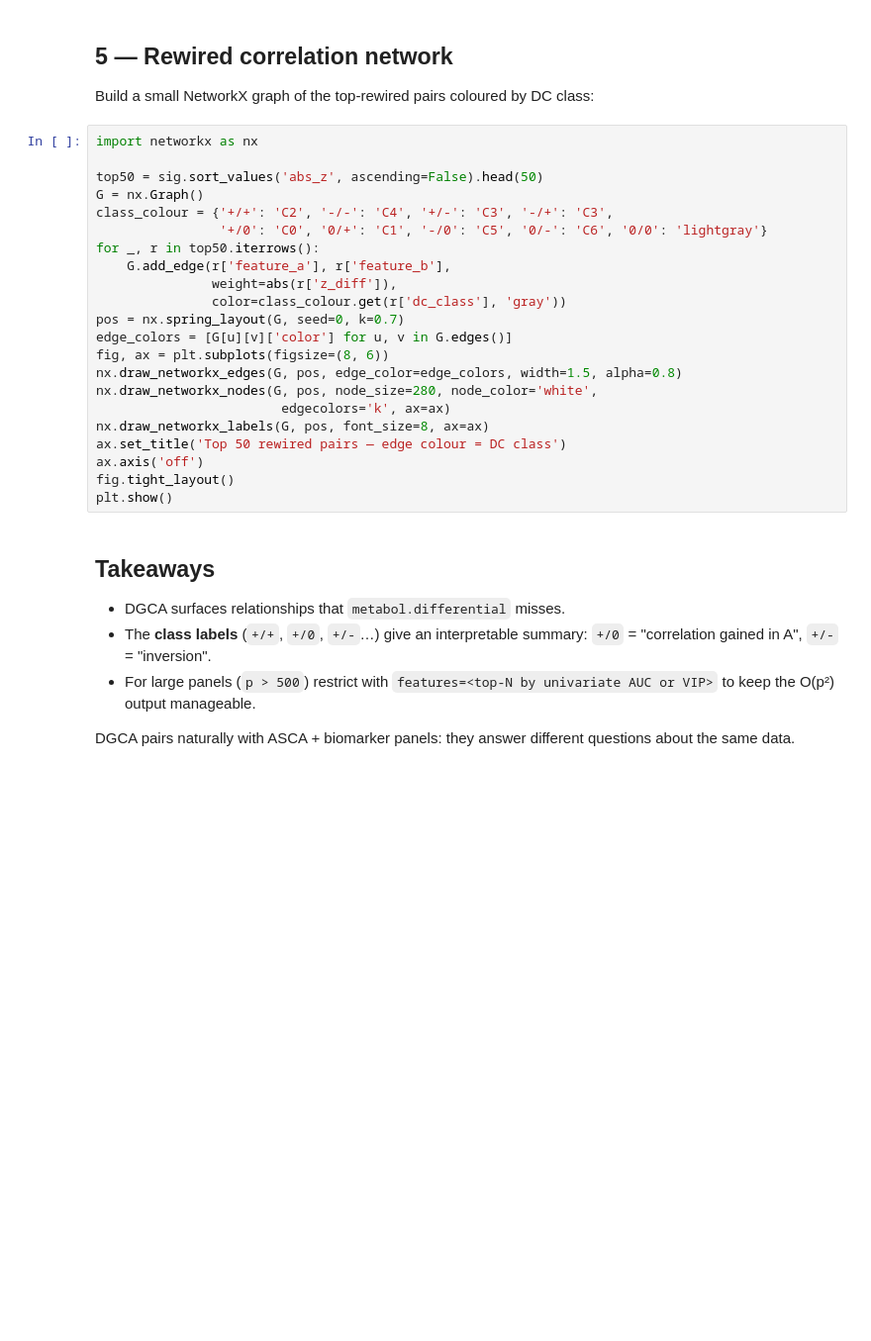
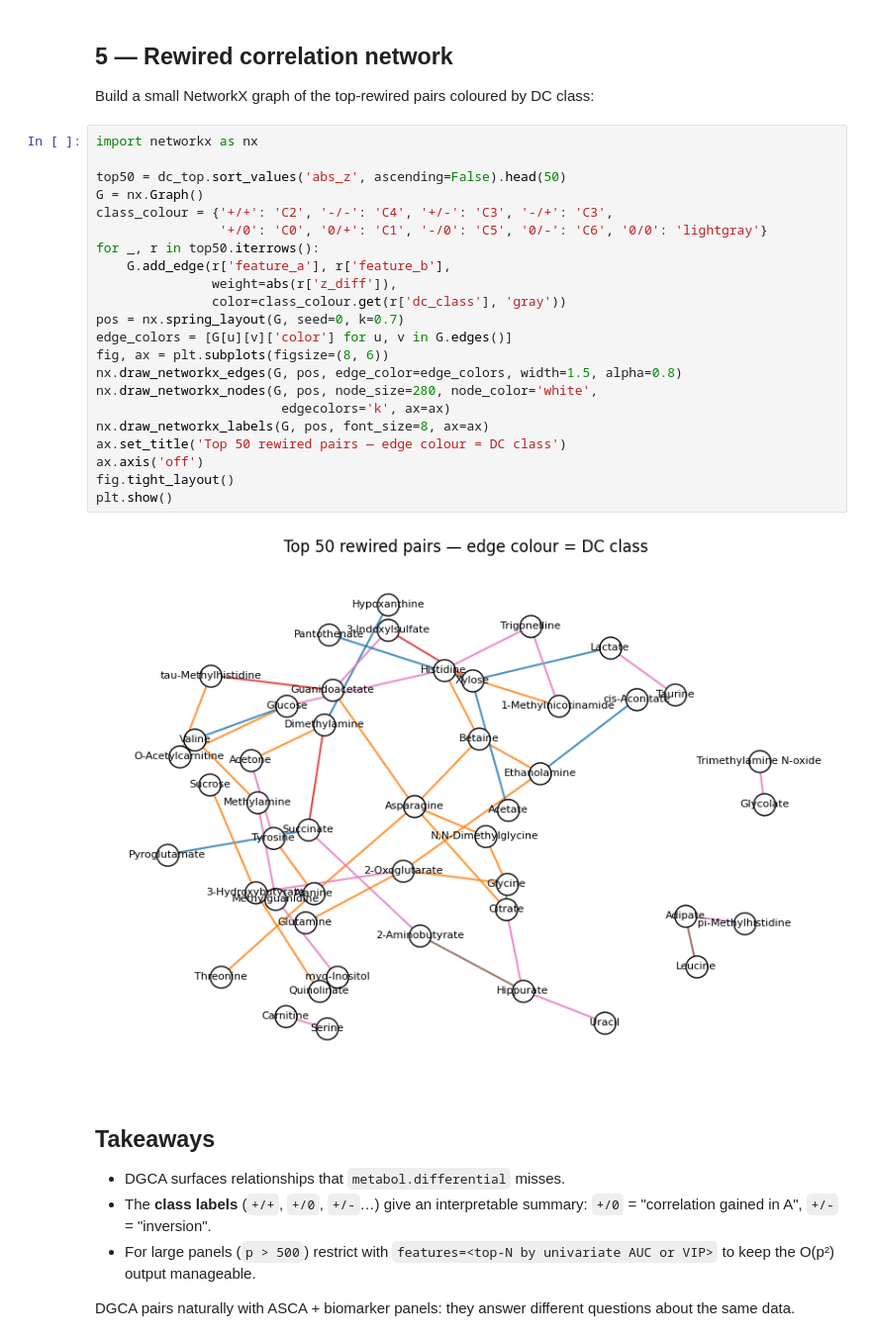
Before and after one commit to DBinary/omicverse-tutorials, a Jupyter notebook: docs/Tutorials-metabol/t_metabol_09_dgca.ipynb, the cells around one changed output. Shown at 99% size. Drawn from its saved outputs; the diff is of its cells as text; blank space fills up the shorter version.

```diff
--- a/docs/Tutorials-metabol/t_metabol_09_dgca.ipynb
+++ b/docs/Tutorials-metabol/t_metabol_09_dgca.ipynb
@@ -108,25 +171,27 @@ class:
 # %%
 import networkx as nx
 
-top50 = sig.sort_values('abs_z', ascending=False).head(50)
+top50 = dc_top.sort_values('abs_z', ascending=False).head(50)
 G = nx.Graph()
 class_colour = {'+/+': 'C2', '-/-': 'C4', '+/-': 'C3', '-/+': 'C3',
                 '+/0': 'C0', '0/+': 'C1', '-/0': 'C5', '0/-': 'C6', '0/0': 'lightgray'}
 for _, r in top50.iterrows():
     G.add_edge(r['feature_a'], r['feature_b'],
                weight=abs(r['z_diff']),
                color=class_colour.get(r['dc_class'], 'gray'))
 pos = nx.spring_layout(G, seed=0, k=0.7)
 edge_colors = [G[u][v]['color'] for u, v in G.edges()]
 fig, ax = plt.subplots(figsize=(8, 6))
 nx.draw_networkx_edges(G, pos, edge_color=edge_colors, width=1.5, alpha=0.8)
 nx.draw_networkx_nodes(G, pos, node_size=280, node_color='white',
                         edgecolors='k', ax=ax)
 nx.draw_networkx_labels(G, pos, font_size=8, ax=ax)
 ax.set_title('Top 50 rewired pairs — edge colour = DC class')
 ax.axis('off')
 fig.tight_layout()
 plt.show()
+# %% [output]
+[figure, added]
 # %% [markdown]
 ## Takeaways
 
```
Also changed, not shown: parts of 8 cells of this notebook, 3 other files.
